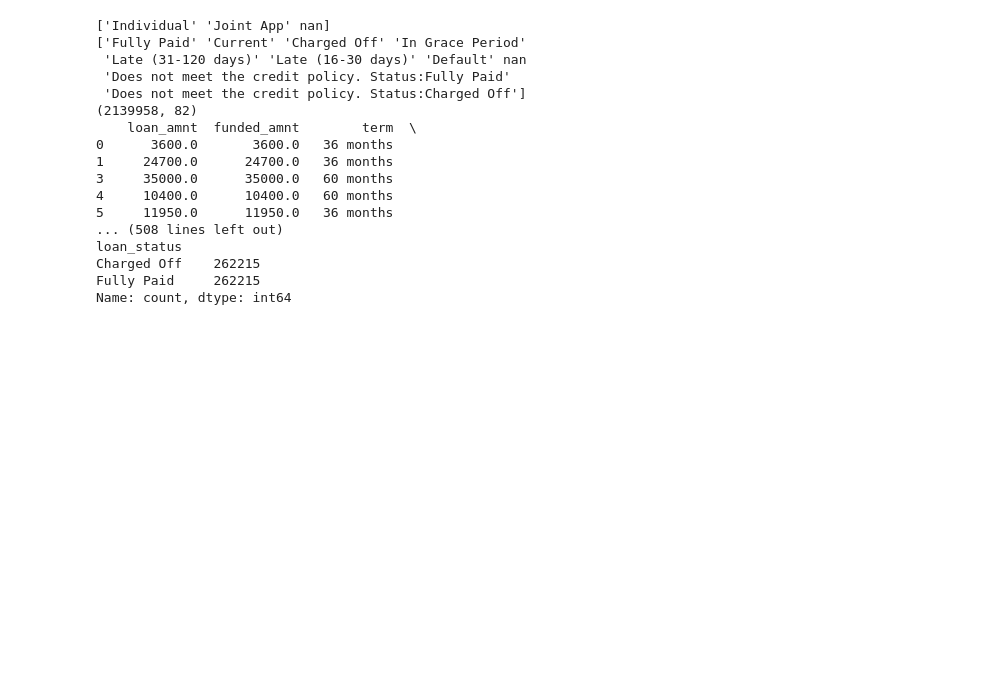
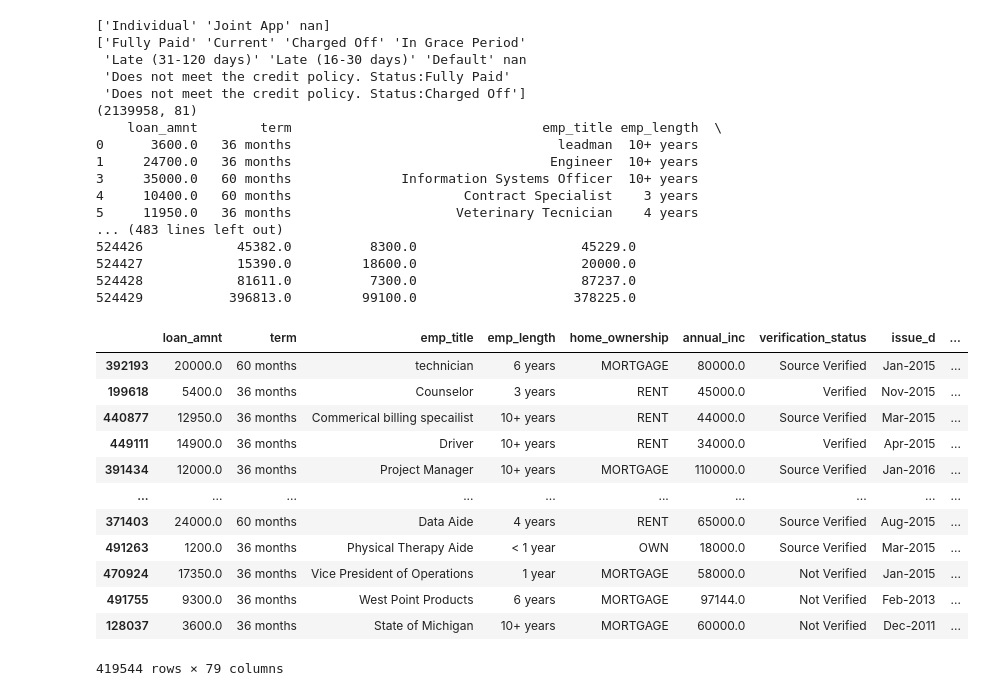
Before and after one commit to KonstantinosPapaandrea/EPL448TeamProject, a Jupyter notebook: CreaditScoreML.ipynb, the cells around one changed output. Cells and saved outputs as stored; diff of their text form; code cells hidden in the pictures; blank space fills up the shorter version.

```diff
--- a/CreaditScoreML.ipynb
+++ b/CreaditScoreML.ipynb
@@ -47,6 +47,7 @@ obselete_features = [
     "title",
     "url",
     "zip_code",
+    "funded_amnt"
 
 ]
 
@@ -167,23 +168,53 @@ loan_counts = balanced_df['loan_status'].value_counts()
 print(loan_counts)
 
 print(balanced_df.tail(10))
-
-#split and encode missing
 # %% [output]
 ['Individual' 'Joint App' nan]
 ['Fully Paid' 'Current' 'Charged Off' 'In Grace Period'
  'Late (31-120 days)' 'Late (16-30 days)' 'Default' nan
  'Does not meet the credit policy. Status:Fully Paid'
  'Does not meet the credit policy. Status:Charged Off']
-(2139958, 82)
-    loan_amnt  funded_amnt        term  \
-0      3600.0       3600.0   36 months
-1     24700.0      24700.0   36 months
-3     35000.0      35000.0   60 months
-4     10400.0      10400.0   60 months
-5     11950.0      11950.0   36 months
-... (508 lines left out)
-loan_status
-Charged Off    262215
-Fully Paid     262215
-Name: count, dtype: int64
+(2139958, 81)
+    loan_amnt        term                                emp_title emp_length  \
+0      3600.0   36 months                                  leadman  10+ years
+1     24700.0   36 months                                 Engineer  10+ years
+3     35000.0   60 months              Information Systems Officer  10+ years
+4     10400.0   60 months                      Contract Specialist    3 years
+5     11950.0   36 months                     Veterinary Tecnician    4 years
+... (483 lines left out)
+524426            45382.0          8300.0                     45229.0
+524427            15390.0         18600.0                     20000.0
+524428            81611.0          7300.0                     87237.0
+524429           396813.0         99100.0                    378225.0
+# %%
+#split and encode missing
+#splitting data to test and train datasets
+balanced_df=balanced_df.drop(columns=["application_type"]) #is no longer needed as it was used already to filter out the joint applications.
+
+X = balanced_df.drop(columns=["loan_status"])
+Y = balanced_df['loan_status']
+
+
+
+from sklearn.model_selection import train_test_split
+
+X_train, X_test, Y_train, Y_test = train_test_split(X, Y, train_size=0.80, random_state=1)
+
+X_train = X_train.copy()
+X_test = X_test.copy()
+
+X_train
+# %% [output]
+|  | loan_amnt | term | emp_title | emp_length | home_ownership | annual_inc | verification_status | issue_d | ... |
+| 392193 | 20000.0 | 60 months | technician | 6 years | MORTGAGE | 80000.0 | Source Verified | Jan-2015 | ... |
+| 199618 | 5400.0 | 36 months | Counselor | 3 years | RENT | 45000.0 | Verified | Nov-2015 | ... |
+| 440877 | 12950.0 | 36 months | Commerical billing specailist | 10+ years | RENT | 44000.0 | Source Verified | Mar-2015 | ... |
+| 449111 | 14900.0 | 36 months | Driver | 10+ years | RENT | 34000.0 | Verified | Apr-2015 | ... |
+| 391434 | 12000.0 | 36 months | Project Manager | 10+ years | MORTGAGE | 110000.0 | Source Verified | Jan-2016 | ... |
+| ... | ... | ... | ... | ... | ... | ... | ... | ... | ... |
+| 371403 | 24000.0 | 60 months | Data Aide | 4 years | RENT | 65000.0 | Source Verified | Aug-2015 | ... |
+| 491263 | 1200.0 | 36 months | Physical Therapy Aide | < 1 year | OWN | 18000.0 | Source Verified | Mar-2015 | ... |
+| 470924 | 17350.0 | 36 months | Vice President of Operations | 1 year | MORTGAGE | 58000.0 | Not Verified | Jan-2015 | ... |
+| 491755 | 9300.0 | 36 months | West Point Products | 6 years | MORTGAGE | 97144.0 | Not Verified | Feb-2013 | ... |
+| 128037 | 3600.0 | 36 months | State of Michigan | 10+ years | MORTGAGE | 60000.0 | Not Verified | Dec-2011 | ... |
+419544 rows × 79 columns
```
Also changed, not shown: parts of 17 cells of this notebook.
